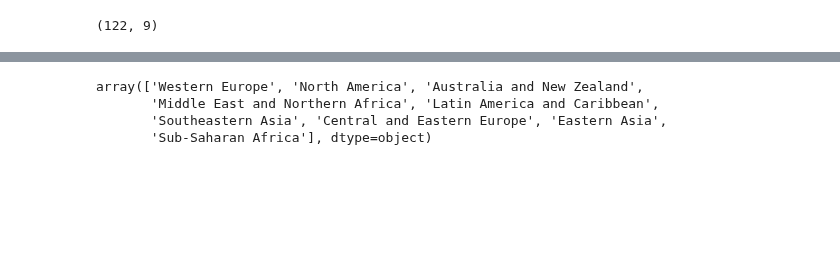
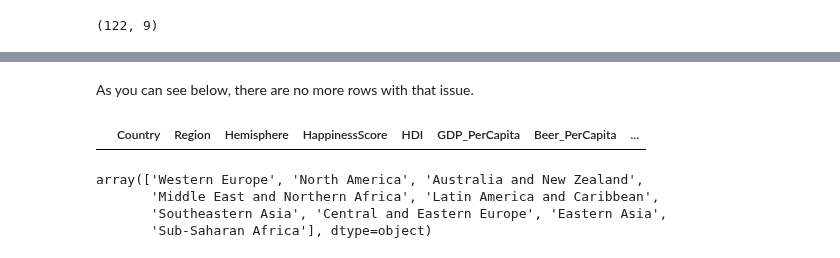
Before and after one commit to mattcaseycpa/project1, a Jupyter notebook: project.ipynb, the cells around one changed output, grey strips where cells are left out. Saved outputs shown, nothing was run; the diff lists cells and outputs as text; code cells hidden in the pictures; blank space fills up the shorter version.

```diff
--- a/project.ipynb
+++ b/project.ipynb
@@ -54,3 +109,9 @@ data_df.shape
+# %% [markdown]
+As you can see below, there are no more rows with that issue.
+# %%
+data_df.loc[data_df["Hemisphere"] == 'noth',:]
+# %% [output]
+|  | Country | Region | Hemisphere | HappinessScore | HDI | GDP_PerCapita | Beer_PerCapita | ... |
 # %%
 #unique regions
 data_df["Region"].unique()
```
Also changed, not shown: parts of 25 cells of this notebook.
